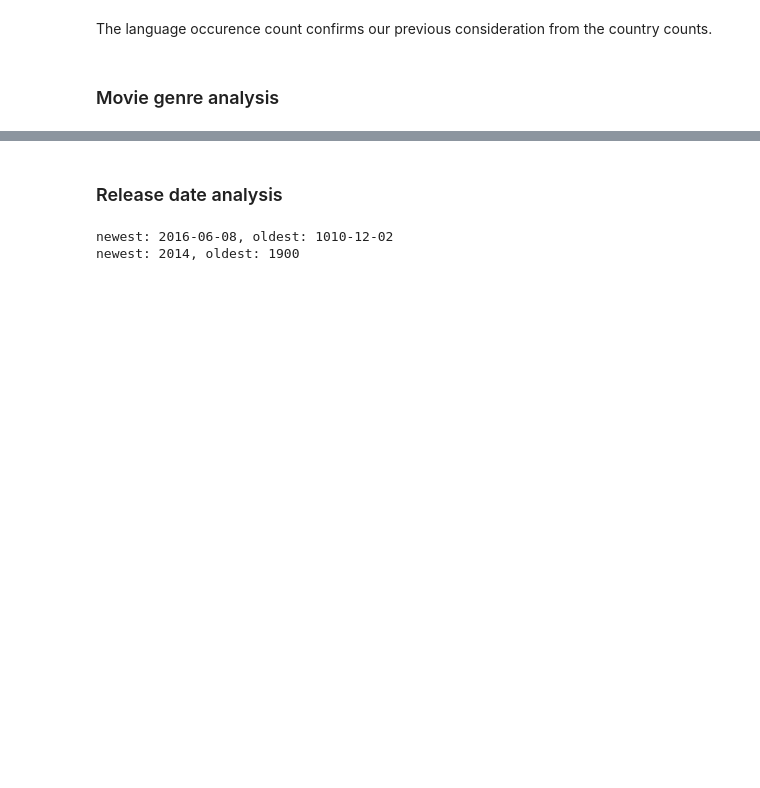
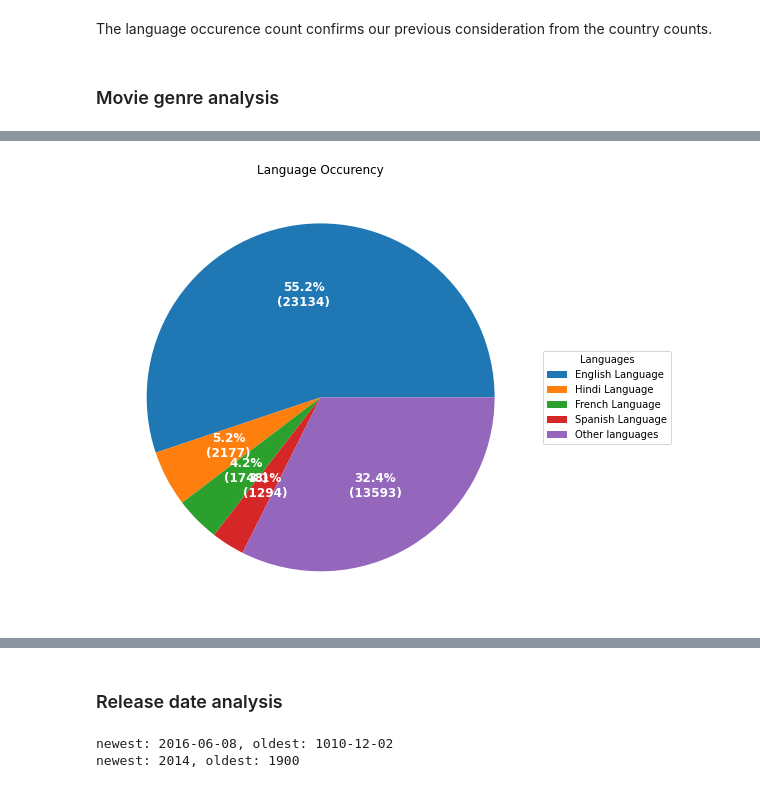
Before and after one commit to epfl-ada/ada-2022-project-r4d4r, a Jupyter notebook: Initial_analysis.ipynb, the cells around one changed output, grey strips where cells are left out. Cells and saved outputs as stored; diff of their text form; code cells hidden in the pictures; blank space fills up the shorter version.

```diff
--- a/Initial_analysis.ipynb
+++ b/Initial_analysis.ipynb
@@ -174,0 +186,25 @@ Genre occurence count:
+# %%
+# plot of language occurency
+fig, ax = plt.subplots(figsize=(16, 8), subplot_kw=dict(aspect="equal"))
+
+def func(pct, allvals):
+    absolute = int(np.round(pct/100.*np.sum(allvals)))
+    return "{:.1f}%\n({:d})".format(pct, absolute)
+
+data = df2["occurency"]
+labels = df2["language"]
+wedges, texts, autotexts = ax.pie(data, autopct=lambda pct: func(pct, data),
+                                  textprops=dict(color="w"))
+
+ax.legend(wedges, labels,
+          title="Languages",
+          loc="center left",
+          bbox_to_anchor=(1, 0, 0.5, 1))
+
+plt.setp(autotexts, size=12, weight="bold")
+
+ax.set_title("Language Occurency")
+
+plt.show()
+# %% [output]
+[figure, added]
```
Also changed, not shown: parts of 11 cells of this notebook.
